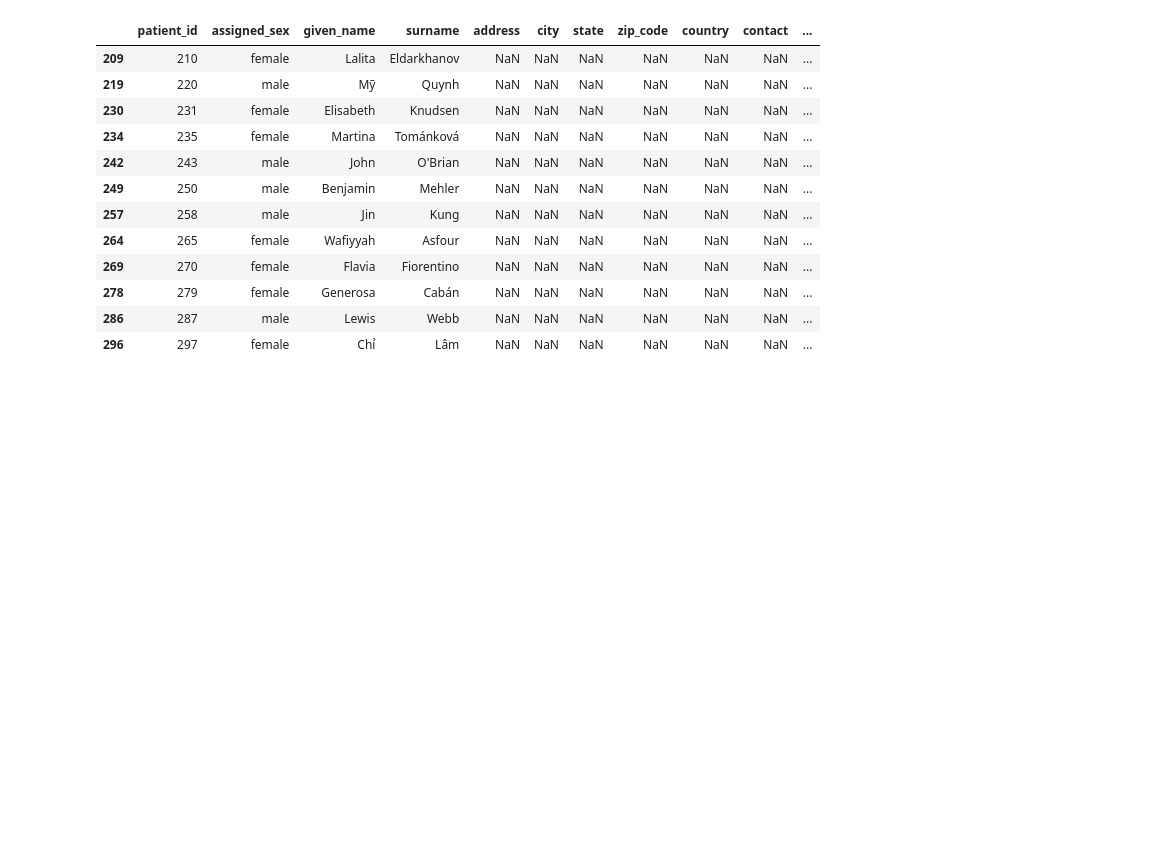
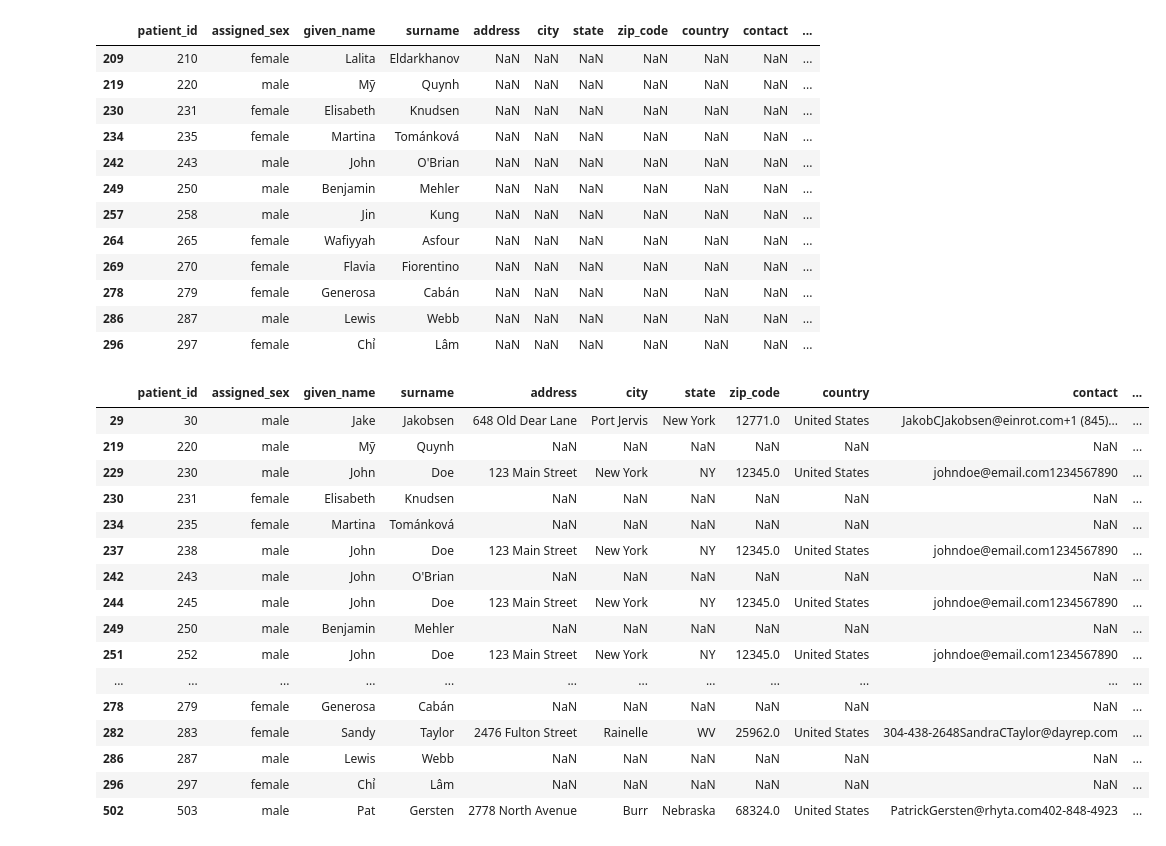
Before and after one commit to jmlam/Ud-Data-Wrangle, a Jupyter notebook: Oral_Insulin/assessing.ipynb, the cells around one changed output. Saved outputs shown, nothing was run; the diff lists cells and outputs as text; code cells hidden in the pictures; blank space fills up the shorter version.

```diff
--- a/Oral_Insulin/assessing.ipynb
+++ b/Oral_Insulin/assessing.ipynb
@@ -280,3 +287,23 @@ patients[patients['address'].isnull()]
 | 278 | 279 | female | Generosa | Cabán | NaN | NaN | NaN | NaN | NaN | NaN | ... |
 | 286 | 287 | male | Lewis | Webb | NaN | NaN | NaN | NaN | NaN | NaN | ... |
 | 296 | 297 | female | Chỉ | Lâm | NaN | NaN | NaN | NaN | NaN | NaN | ... |
+# %%
+patients[patients.address.duplicated()]
+# %% [output]
+|  | patient_id | assigned_sex | given_name | surname | address | city | state | zip_code | country | contact | ... |
+| 29 | 30 | male | Jake | Jakobsen | 648 Old Dear Lane | Port Jervis | New York | 12771.0 | United States | JakobCJakobsen@einrot.com+1 (845)... | ... |
+| 219 | 220 | male | Mỹ | Quynh | NaN | NaN | NaN | NaN | NaN | NaN | ... |
+| 229 | 230 | male | John | Doe | 123 Main Street | New York | NY | 12345.0 | United States | johndoe@email.com1234567890 | ... |
+| 230 | 231 | female | Elisabeth | Knudsen | NaN | NaN | NaN | NaN | NaN | NaN | ... |
+| 234 | 235 | female | Martina | Tománková | NaN | NaN | NaN | NaN | NaN | NaN | ... |
+| 237 | 238 | male | John | Doe | 123 Main Street | New York | NY | 12345.0 | United States | johndoe@email.com1234567890 | ... |
+| 242 | 243 | male | John | O'Brian | NaN | NaN | NaN | NaN | NaN | NaN | ... |
+| 244 | 245 | male | John | Doe | 123 Main Street | New York | NY | 12345.0 | United States | johndoe@email.com1234567890 | ... |
+| 249 | 250 | male | Benjamin | Mehler | NaN | NaN | NaN | NaN | NaN | NaN | ... |
+| 251 | 252 | male | John | Doe | 123 Main Street | New York | NY | 12345.0 | United States | johndoe@email.com1234567890 | ... |
+| ... | ... | ... | ... | ... | ... | ... | ... | ... | ... | ... | ... |
+| 278 | 279 | female | Generosa | Cabán | NaN | NaN | NaN | NaN | NaN | NaN | ... |
+| 282 | 283 | female | Sandy | Taylor | 2476 Fulton Street | Rainelle | WV | 25962.0 | United States | 304-438-2648SandraCTaylor@dayrep.com | ... |
+| 286 | 287 | male | Lewis | Webb | NaN | NaN | NaN | NaN | NaN | NaN | ... |
+| 296 | 297 | female | Chỉ | Lâm | NaN | NaN | NaN | NaN | NaN | NaN | ... |
+| 502 | 503 | male | Pat | Gersten | 2778 North Avenue | Burr | Nebraska | 68324.0 | United States | PatrickGersten@rhyta.com402-848-4923 | ... |
```
Also changed, not shown: parts of 6 cells of this notebook.
